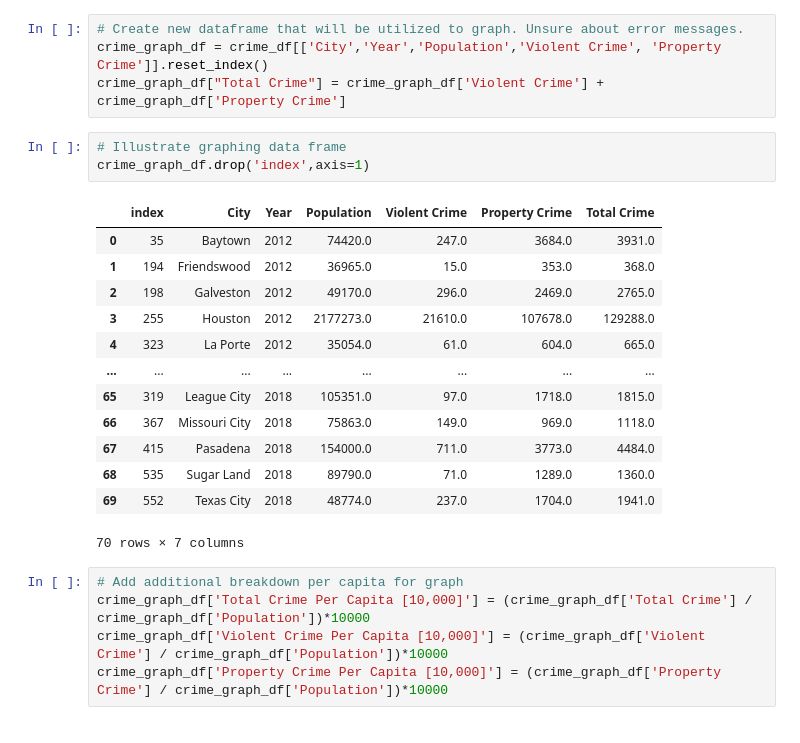
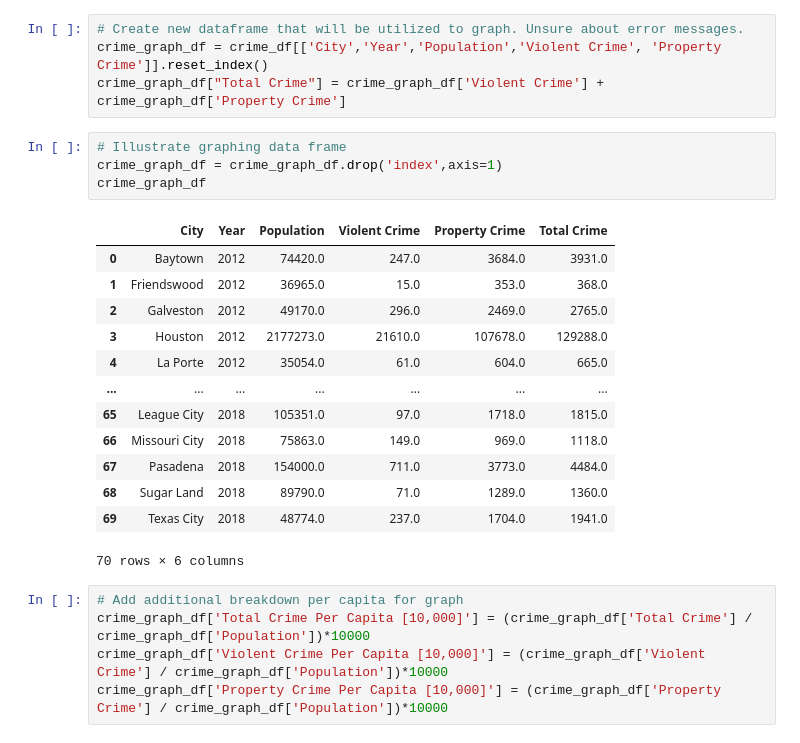
Before and after one commit to andresocorro/project_1, a Jupyter notebook: src_files/CrimeData.ipynb, the cells around one changed output. Drawn from its saved outputs; the diff is of its cells as text.

```diff
--- a/src_files/CrimeData.ipynb
+++ b/src_files/CrimeData.ipynb
@@ -136,21 +136,22 @@ crime_graph_df = crime_df[['City','Year','Population','Violent Crime', 'Property
 crime_graph_df["Total Crime"] = crime_graph_df['Violent Crime'] + crime_graph_df['Property Crime']
 # %%
 # Illustrate graphing data frame
-crime_graph_df.drop('index',axis=1)
+crime_graph_df = crime_graph_df.drop('index',axis=1)
+crime_graph_df
 # %% [output]
-|  | index | City | Year | Population | Violent Crime | Property Crime | Total Crime |
-| 0 | 35 | Baytown | 2012 | 74420.0 | 247.0 | 3684.0 | 3931.0 |
-| 1 | 194 | Friendswood | 2012 | 36965.0 | 15.0 | 353.0 | 368.0 |
-| 2 | 198 | Galveston | 2012 | 49170.0 | 296.0 | 2469.0 | 2765.0 |
-| 3 | 255 | Houston | 2012 | 2177273.0 | 21610.0 | 107678.0 | 129288.0 |
-| 4 | 323 | La Porte | 2012 | 35054.0 | 61.0 | 604.0 | 665.0 |
-| ... | ... | ... | ... | ... | ... | ... | ... |
-| 65 | 319 | League City | 2018 | 105351.0 | 97.0 | 1718.0 | 1815.0 |
-| 66 | 367 | Missouri City | 2018 | 75863.0 | 149.0 | 969.0 | 1118.0 |
-| 67 | 415 | Pasadena | 2018 | 154000.0 | 711.0 | 3773.0 | 4484.0 |
-| 68 | 535 | Sugar Land | 2018 | 89790.0 | 71.0 | 1289.0 | 1360.0 |
-| 69 | 552 | Texas City | 2018 | 48774.0 | 237.0 | 1704.0 | 1941.0 |
+|  | City | Year | Population | Violent Crime | Property Crime | Total Crime |
+| 0 | Baytown | 2012 | 74420.0 | 247.0 | 3684.0 | 3931.0 |
+| 1 | Friendswood | 2012 | 36965.0 | 15.0 | 353.0 | 368.0 |
+| 2 | Galveston | 2012 | 49170.0 | 296.0 | 2469.0 | 2765.0 |
+| 3 | Houston | 2012 | 2177273.0 | 21610.0 | 107678.0 | 129288.0 |
+| 4 | La Porte | 2012 | 35054.0 | 61.0 | 604.0 | 665.0 |
+| ... | ... | ... | ... | ... | ... | ... |
+| 65 | League City | 2018 | 105351.0 | 97.0 | 1718.0 | 1815.0 |
+| 66 | Missouri City | 2018 | 75863.0 | 149.0 | 969.0 | 1118.0 |
+| 67 | Pasadena | 2018 | 154000.0 | 711.0 | 3773.0 | 4484.0 |
+| 68 | Sugar Land | 2018 | 89790.0 | 71.0 | 1289.0 | 1360.0 |
+| 69 | Texas City | 2018 | 48774.0 | 237.0 | 1704.0 | 1941.0 |
-70 rows × 7 columns
+70 rows × 6 columns
 # %%
 # Add additional breakdown per capita for graph
 crime_graph_df['Total Crime Per Capita [10,000]'] = (crime_graph_df['Total Crime'] / crime_graph_df['Population'])*10000
```
Also changed, not shown: parts of 8 cells of this notebook, 2 other files.
